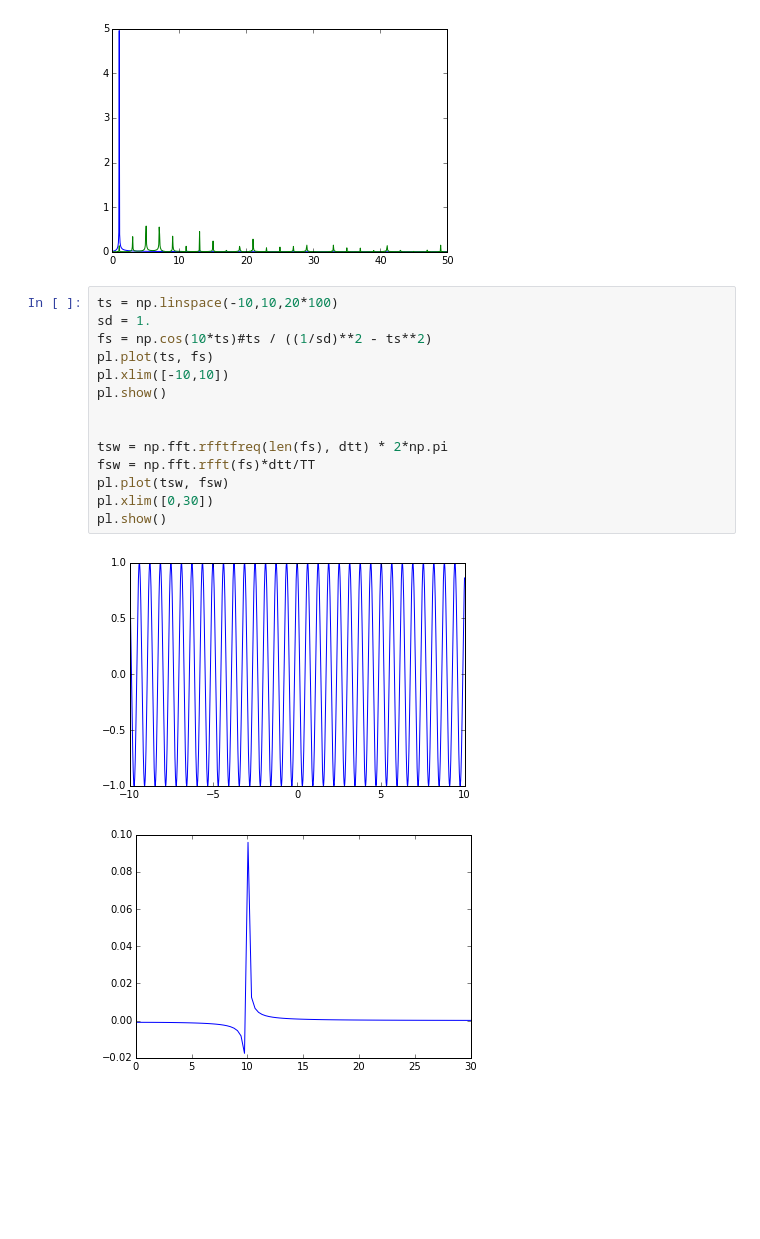
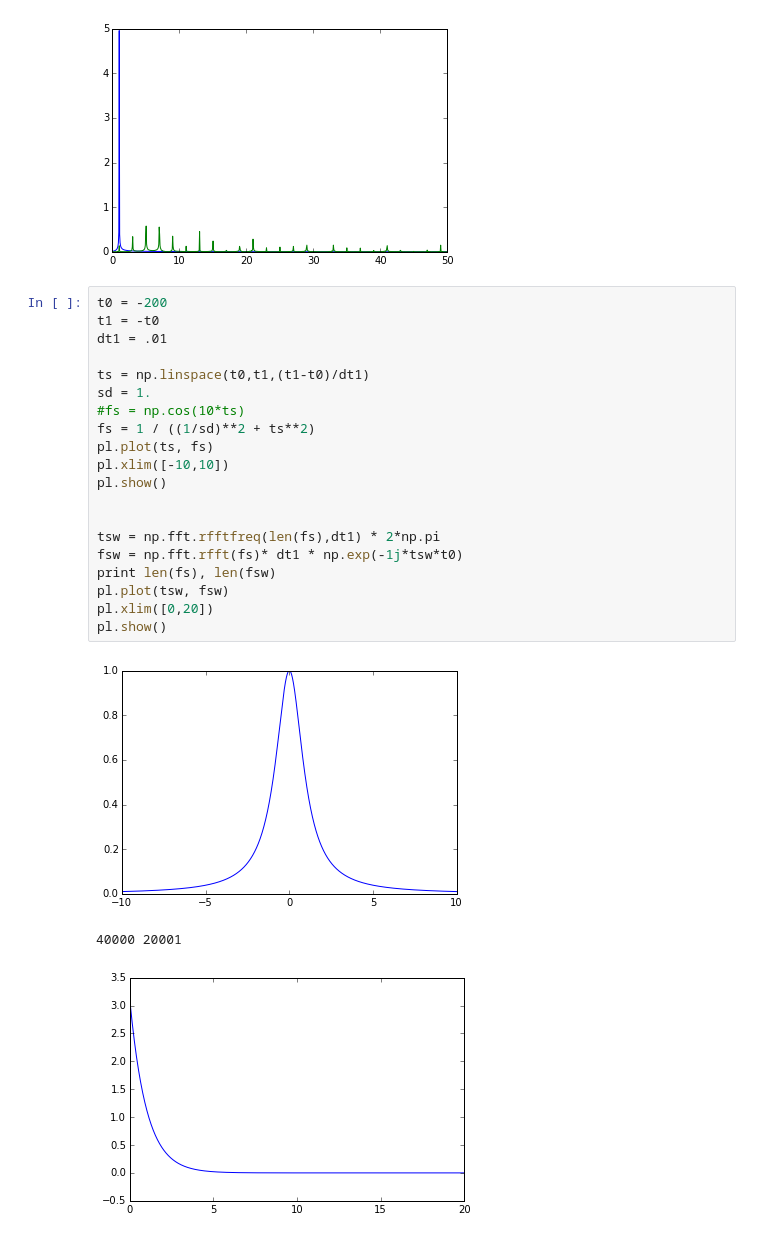
Before and after one commit to abyellow/abin-quantunm-optimal-control, a Jupyter notebook: Pulse Fit Test.ipynb, the cells around one changed output. Drawn from its saved outputs; the diff is of its cells as text; blank space fills up the shorter version.

```diff
--- a/Pulse Fit Test.ipynb
+++ b/Pulse Fit Test.ipynb
@@ -224,19 +236,26 @@ pl.show()
 [figure]
 [figure]
 # %%
-ts = np.linspace(-10,10,20*100)
+t0 = -200
+t1 = -t0
+dt1 = .01
+
+ts = np.linspace(t0,t1,(t1-t0)/dt1)
 sd = 1.
-fs = np.cos(10*ts)#ts / ((1/sd)**2 - ts**2)
+#fs = np.cos(10*ts)
+fs = 1 / ((1/sd)**2 + ts**2)
 pl.plot(ts, fs)
 pl.xlim([-10,10])
 pl.show()
 
 
-tsw = np.fft.rfftfreq(len(fs), dtt) * 2*np.pi
-fsw = np.fft.rfft(fs)*dtt/TT
+tsw = np.fft.rfftfreq(len(fs),dt1) * 2*np.pi
+fsw = np.fft.rfft(fs)* dt1 * np.exp(-1j*tsw*t0)
+print len(fs), len(fsw)
 pl.plot(tsw, fsw)
-pl.xlim([0,30])
+pl.xlim([0,20])
 pl.show()
 # %% [output]
-[figure, old version]
+[figure, new version]
+40000 20001
-[figure, old version]
+[figure, new version]
```
Also changed, not shown: parts of 6 cells of this notebook, 1 other file.
